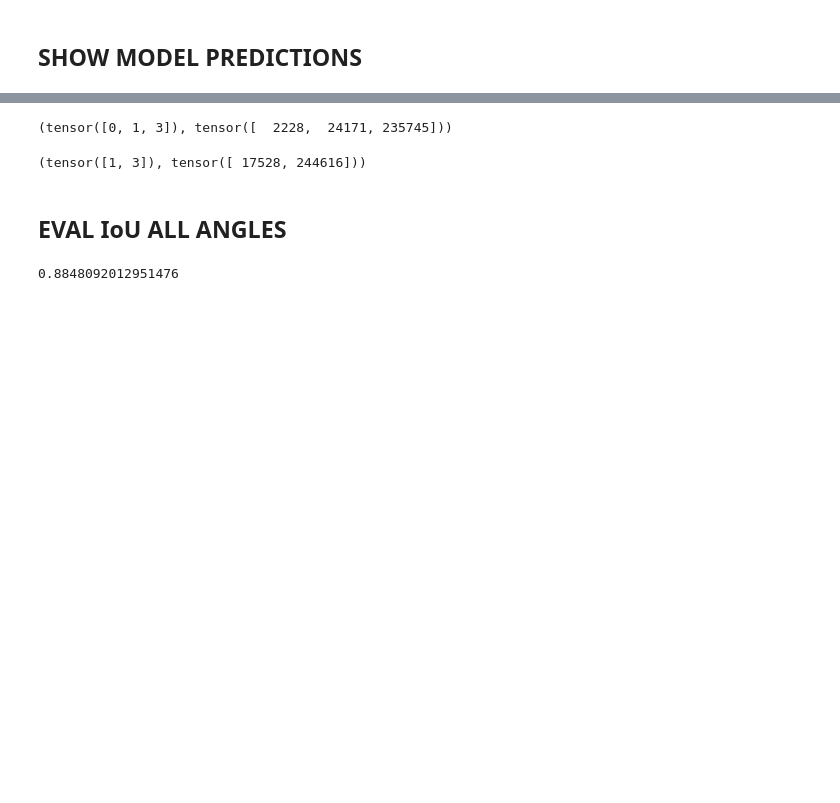
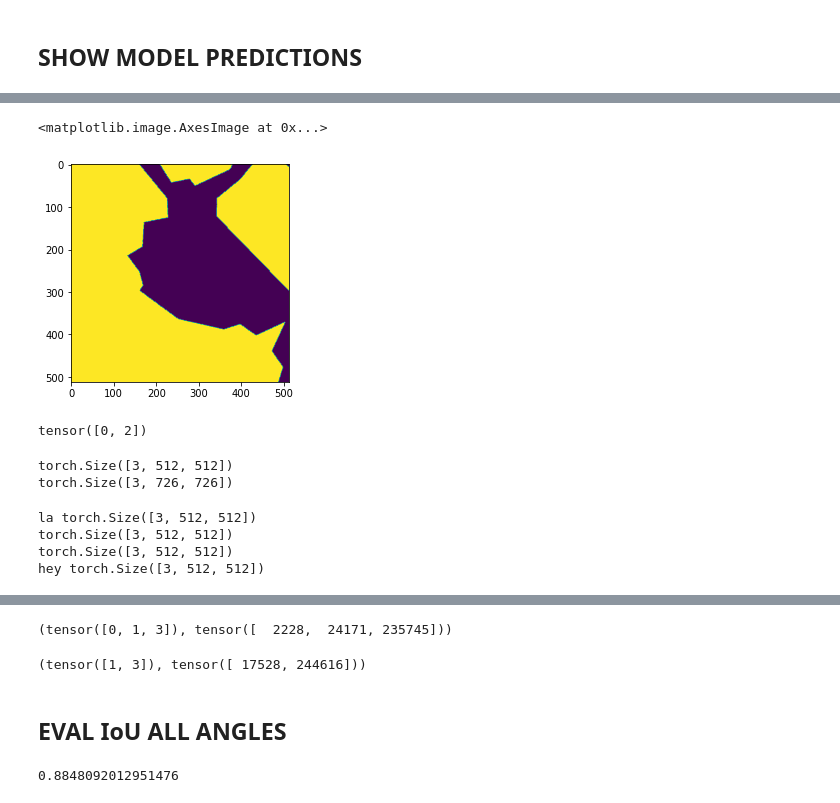
Before and after one commit to ykrmm/equivariance_model, a Jupyter notebook: notebooks/Visualize_.ipynb, the cells around one changed output, grey strips where cells are left out. Cells and saved outputs as stored; diff of their text form; code cells hidden in the pictures; blank space fills up the shorter version.

```diff
--- a/notebooks/Visualize_.ipynb
+++ b/notebooks/Visualize_.ipynb
@@ -249,0 +270,28 @@ Mean IoU 0.4979676429115002 Mean Accuracy 0.74666977
+# %%
+m = TF.center_crop(m,(512,512))
+# %%
+plt.imshow(m.squeeze())
+# %% [output]
+<matplotlib.image.AxesImage at 0x...>
+[figure, added]
+# %%
+torch.unique(m)
+# %% [output]
+tensor([0, 2])
+# %%
+print(im.size())
+im = TF.rotate(im,angle=45,expand=True,fill=-1)
+print(im.size())
+# %% [output]
+torch.Size([3, 512, 512])
+torch.Size([3, 726, 726])
+# %%
+im ,_= test_dataset_no_norm.__getitem__(0)
+print('la',im.size())
+im_,_ = test_dataset.__getitem__(0)
+print('hey',im_.size())
+# %% [output]
+la torch.Size([3, 512, 512])
+torch.Size([3, 512, 512])
+torch.Size([3, 512, 512])
+hey torch.Size([3, 512, 512])
```
Also changed, not shown: parts of 10 cells of this notebook, 9 other files.
